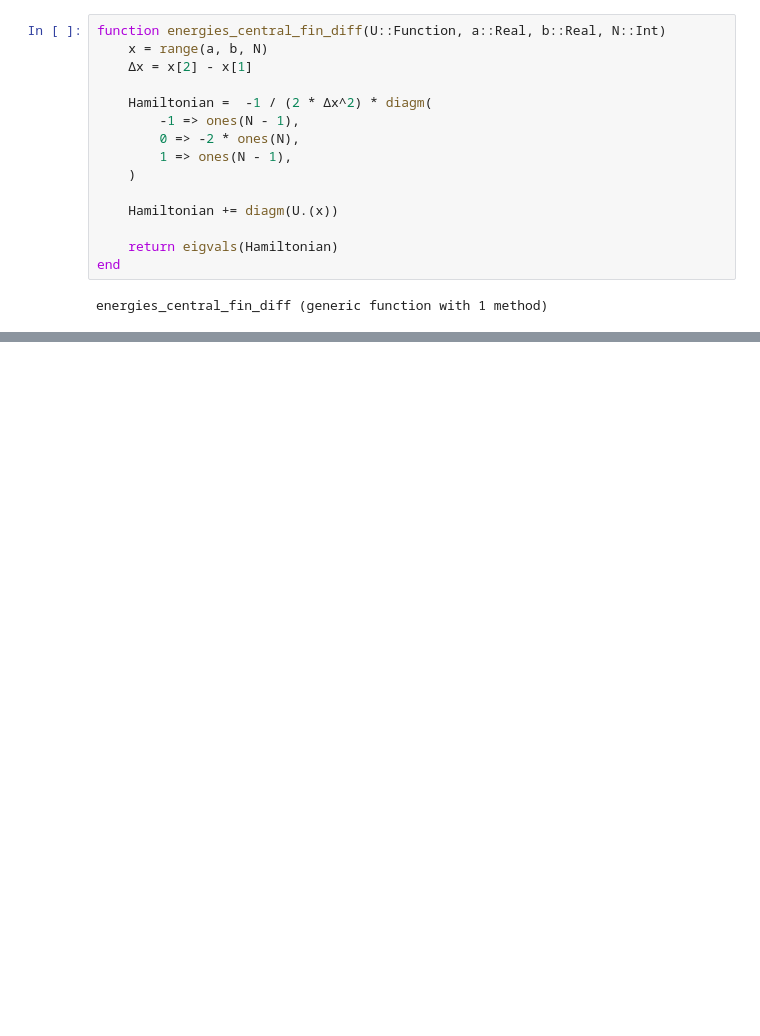
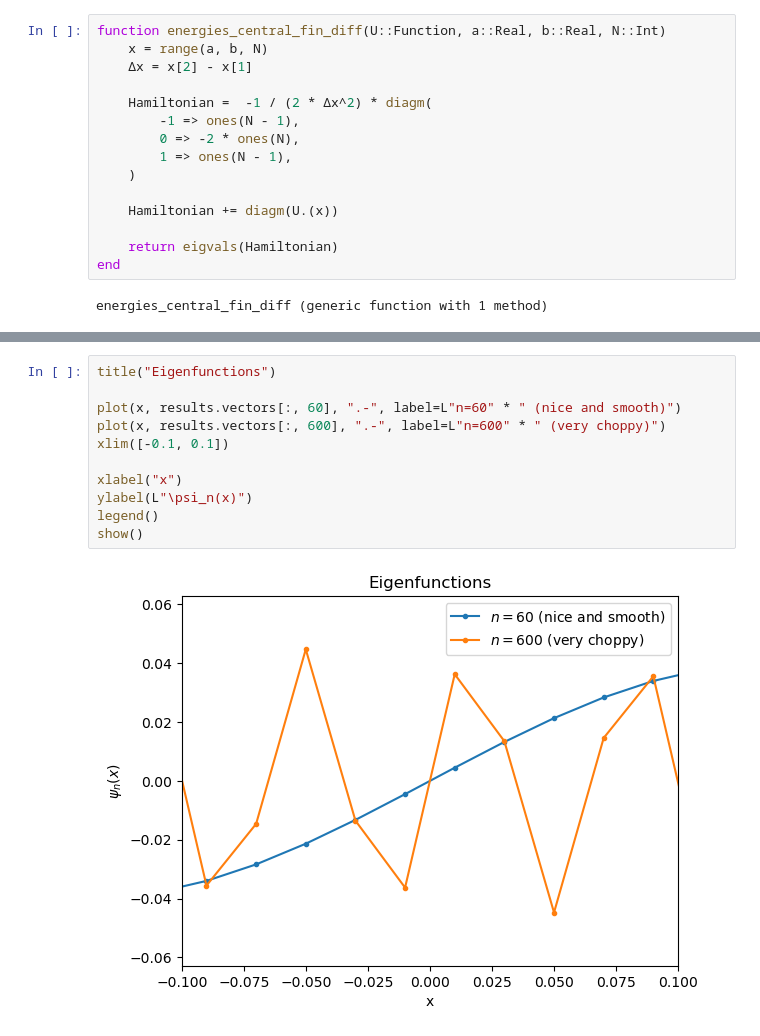
Before and after one commit to tkeegan12/Course_Computational_Physics_and_Engineering, a Jupyter notebook: Module4_Linear_Algebra.ipynb, the cells around one changed output, grey strips where cells are left out. Cells and saved outputs as stored; diff of their text form; blank space fills up the shorter version.

```diff
--- a/Module4_Linear_Algebra.ipynb
+++ b/Module4_Linear_Algebra.ipynb
@@ -244,0 +319,13 @@ diff(energies)
+# %%
+title("Eigenfunctions")
+
+plot(x, results.vectors[:, 60], ".-", label=L"n=60" * " (nice and smooth)")
+plot(x, results.vectors[:, 600], ".-", label=L"n=600" * " (very choppy)")
+xlim([-0.1, 0.1])
+
+xlabel("x")
+ylabel(L"\psi_n(x)")
+legend()
+show()
+# %% [output]
+[figure, added]
```
Also changed, not shown: parts of 13 cells of this notebook.
